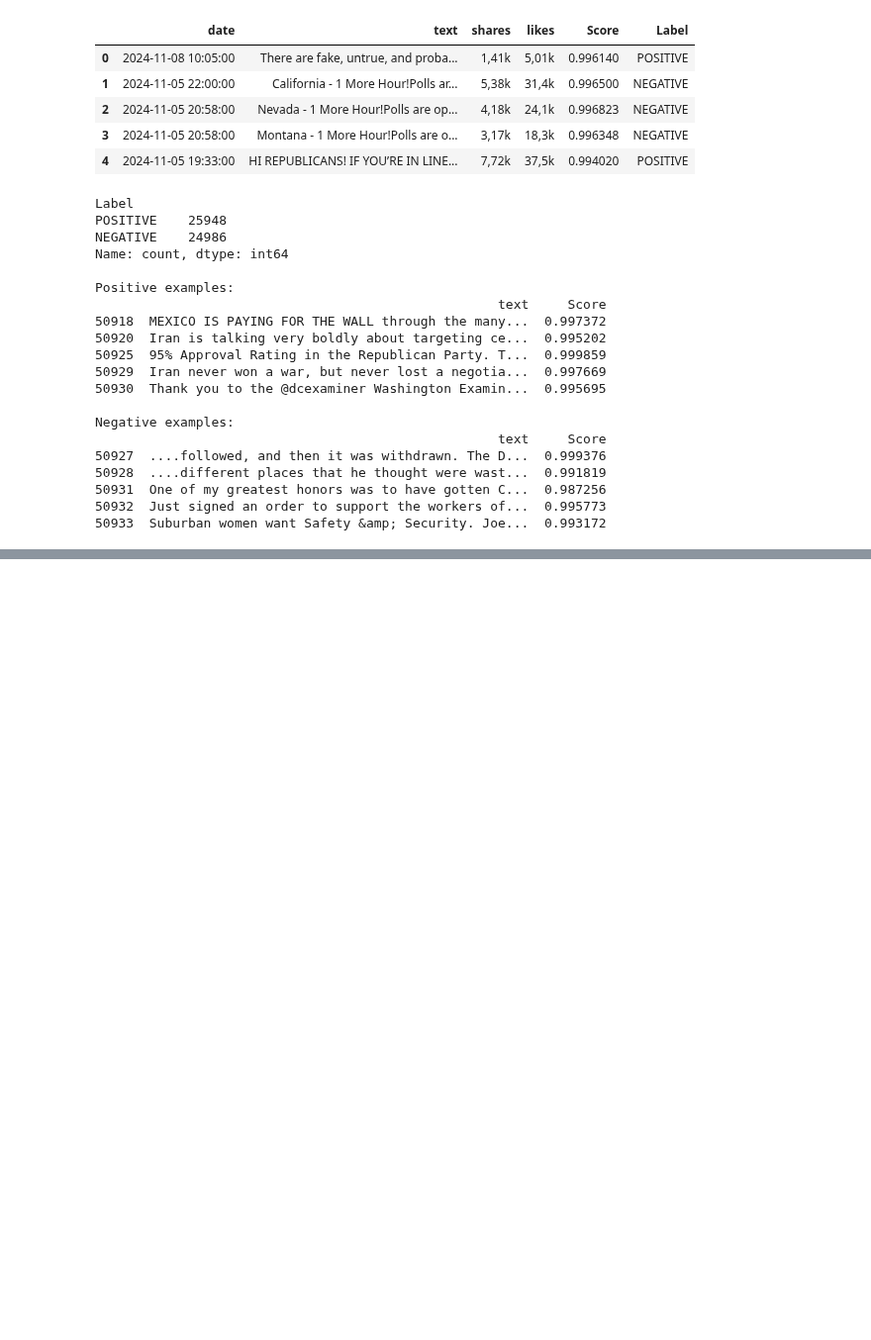
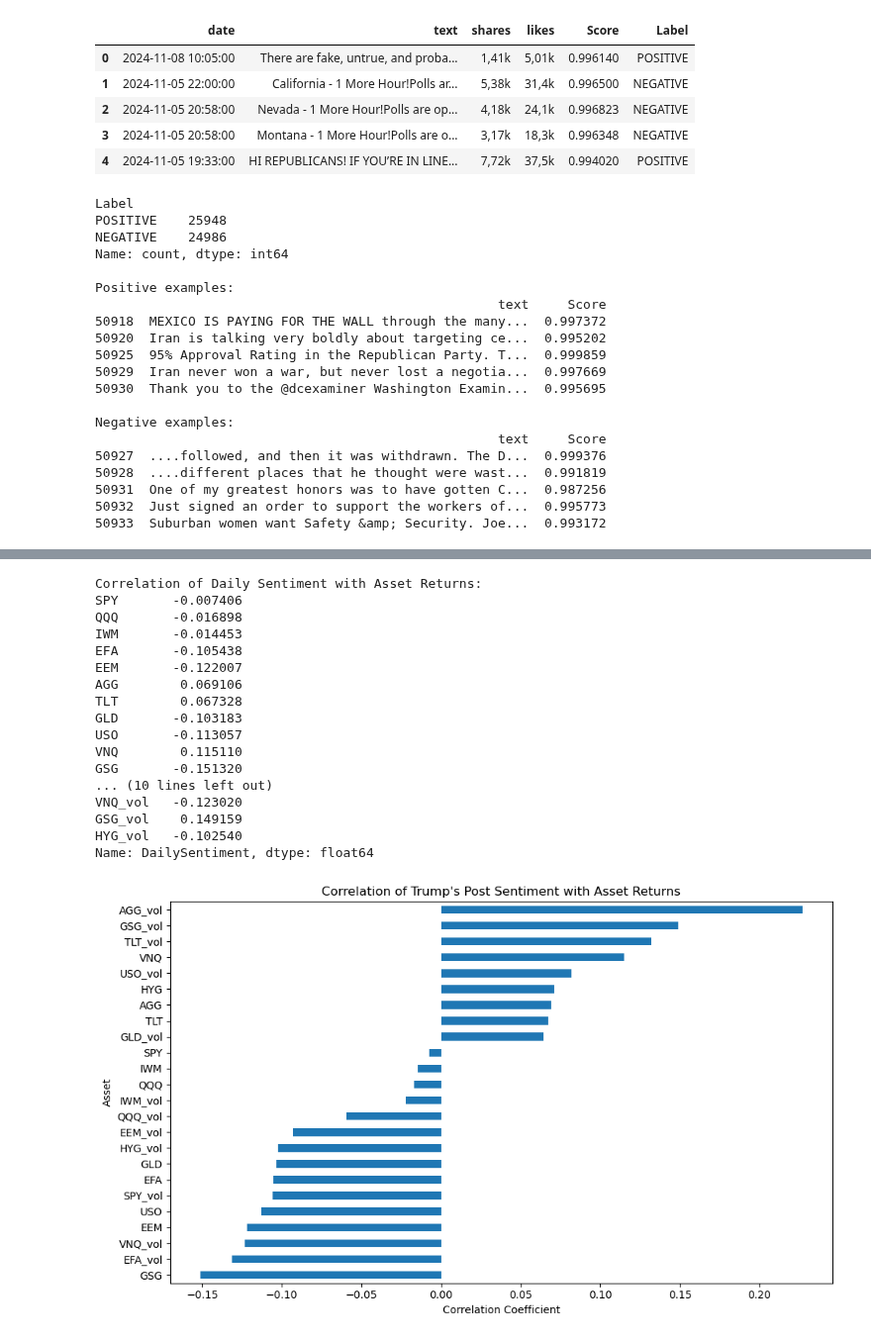
Before and after one commit to Kunj121/MacroFinance_HW2, a Jupyter notebook: project/trump_tweets.ipynb, the cells around one changed output, grey strips where cells are left out. Shown at 99% size. Cells and saved outputs as stored; diff of their text form; code cells hidden in the pictures; blank space fills up the shorter version.

Commit message:
trump analysis

```diff
--- a/project/trump_tweets.ipynb
+++ b/project/trump_tweets.ipynb
@@ -176,0 +190,3 @@ Negative examples:
+# %%
+START_DATE = '2020-10-22'
+END_DATE = '2024-11-09'
@@ -176,0 +349,21 @@ Negative examples:
+# %%
+# Merge Sentiment Data with Asset Returns and Volatility
+if not asset_returns.empty and not daily_sentiment_df.empty and not volatility_df.empty:
+    # Merge returns with sentiment
+    merged_df = pd.merge(asset_returns, daily_sentiment_df, left_index=True, right_index=True, how='inner')
+    # Merge with volatility
+    merged_df = pd.merge(merged_df, volatility_df, left_index=True, right_index=True, how='inner')
+
+    # Drop any remaining NaNs that might arise from merges or calculations
+    merged_df.dropna(inplace=True) # General dropna for all columns after all merges
+
+    print("\nMerged Data (Asset Returns, Daily Sentiment, and Volatility):")
+    print(merged_df.head())
+    print(f"\nMerged data from {merged_df.index.min()} to {merged_df.index.max()}")
+    print(f"Number of observations: {len(merged_df)}")
+
+    if merged_df.empty:
+        print("Warning: Merged DataFrame is empty. Check date ranges and data availability.")
+else:
+    print("Skipping merge due to empty asset_returns, daily_sentiment_df, or volatility_df.")
+    merged_df = pd.DataFrame()
@@ -176,0 +388,35 @@ Negative examples:
+# %%
+# Correlation Analysis
+if not merged_df.empty and 'DailySentiment' in merged_df.columns:
+    correlations = merged_df.corr()['DailySentiment'].drop('DailySentiment')
+    print("\nCorrelation of Daily Sentiment with Asset Returns:")
+    print(correlations)
+
+    plt.figure(figsize=(10, 6))
+    correlations.sort_values().plot(kind='barh')
+    plt.title('Correlation of Trump\'s Post Sentiment with Asset Returns')
+    plt.xlabel('Correlation Coefficient')
+    plt.ylabel('Asset')
+    plt.tight_layout()
+    plt.show()
+else:
+    print("Skipping correlation analysis as merged_df is empty or 'DailySentiment' column is missing.")
+# %% [output]
+Correlation of Daily Sentiment with Asset Returns:
+SPY       -0.007406
+QQQ       -0.016898
+IWM       -0.014453
+EFA       -0.105438
+EEM       -0.122007
+AGG        0.069106
+TLT        0.067328
+GLD       -0.103183
+USO       -0.113057
+VNQ        0.115110
+GSG       -0.151320
+... (10 lines left out)
+VNQ_vol   -0.123020
+GSG_vol    0.149159
+HYG_vol   -0.102540
+Name: DailySentiment, dtype: float64
+[figure, added]
```
Also changed, not shown: parts of 12 cells of this notebook, 1 other file.
